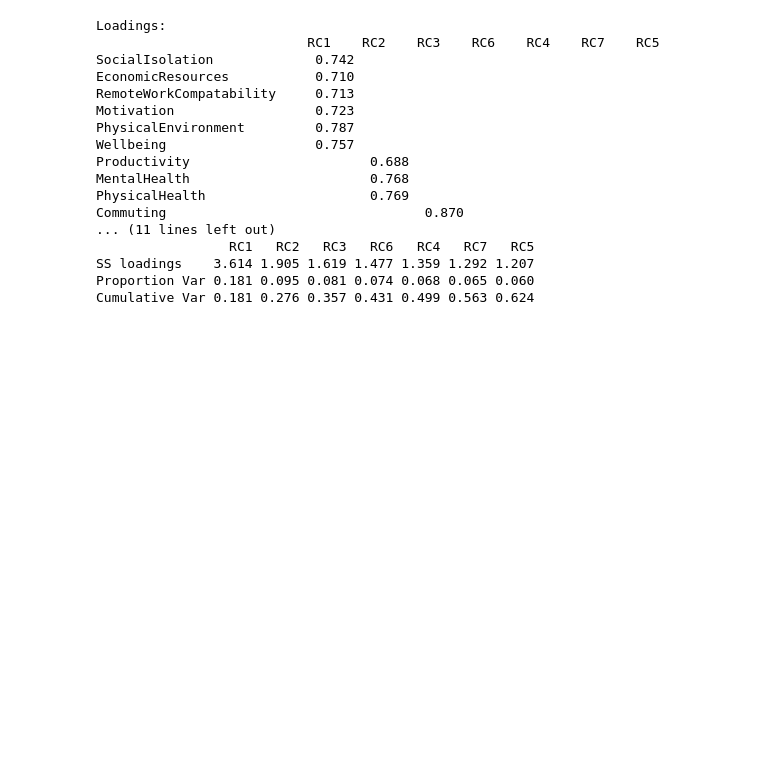
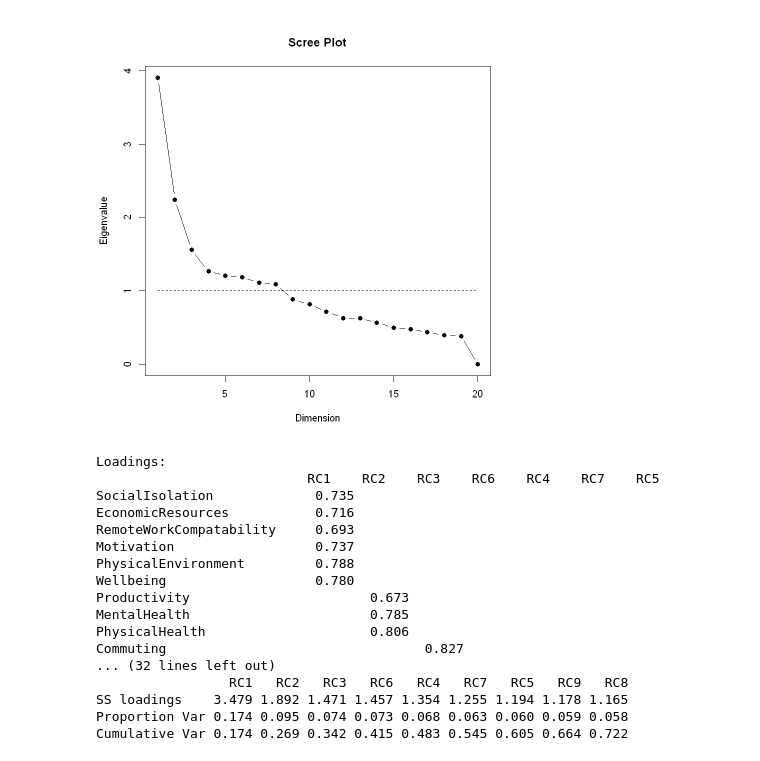
Before and after one commit to robertmackevic/dm-project, a Jupyter notebook: sem.ipynb, the cells around one changed output. Cells and saved outputs as stored; diff of their text form; code cells hidden in the pictures; blank space fills up the shorter version.

```diff
--- a/sem.ipynb
+++ b/sem.ipynb
@@ -29,7 +29,9 @@ numeric_columns <- c(
 # %%
 data[numeric_columns] <- lapply(data[numeric_columns], scale)
 # %%
-# scree.plot(data[numeric_columns])
+scree.plot(data[numeric_columns])
+# %% [output]
+[figure, added]
 # %%
 library("psych")
 library("psy")
@@ -41,7 +43,7 @@ data <- na.omit(data)
 
 
 pr_ititial <- principal(correlation_matrix,
-    nfactors = 7,
+    nfactors = 9,
     rotate = "varimax"
 )
 # h2 - communalities
@@ -49,21 +51,21 @@ print(pr_ititial$Structure, digits=3, cutoff = 0.4, sort = T)
 # %% [output]
 Loadings:
                            RC1    RC2    RC3    RC6    RC4    RC7    RC5
-SocialIsolation             0.742
-EconomicResources           0.710
-RemoteWorkCompatability     0.713
-Motivation                  0.723
-PhysicalEnvironment         0.787
-Wellbeing                   0.757
-Productivity                       0.688
-MentalHealth                       0.768
-PhysicalHealth                     0.769
-Commuting                                 0.870
-... (11 lines left out)
-                 RC1   RC2   RC3   RC6   RC4   RC7   RC5
-SS loadings    3.614 1.905 1.619 1.477 1.359 1.292 1.207
-Proportion Var 0.181 0.095 0.081 0.074 0.068 0.065 0.060
-Cumulative Var 0.181 0.276 0.357 0.431 0.499 0.563 0.624
+SocialIsolation             0.735
+EconomicResources           0.716
+RemoteWorkCompatability     0.693
+Motivation                  0.737
+PhysicalEnvironment         0.788
+Wellbeing                   0.780
+Productivity                       0.673
+MentalHealth                       0.785
+PhysicalHealth                     0.806
+Commuting                                 0.827
+... (32 lines left out)
+                 RC1   RC2   RC3   RC6   RC4   RC7   RC5   RC9   RC8
+SS loadings    3.479 1.892 1.471 1.457 1.354 1.255 1.194 1.178 1.165
+Proportion Var 0.174 0.095 0.074 0.073 0.068 0.063 0.060 0.059 0.058
+Cumulative Var 0.174 0.269 0.342 0.415 0.483 0.545 0.605 0.664 0.722
 # %%
 library(lavaan)
 
```
Also changed, not shown: parts of 4 cells of this notebook.
